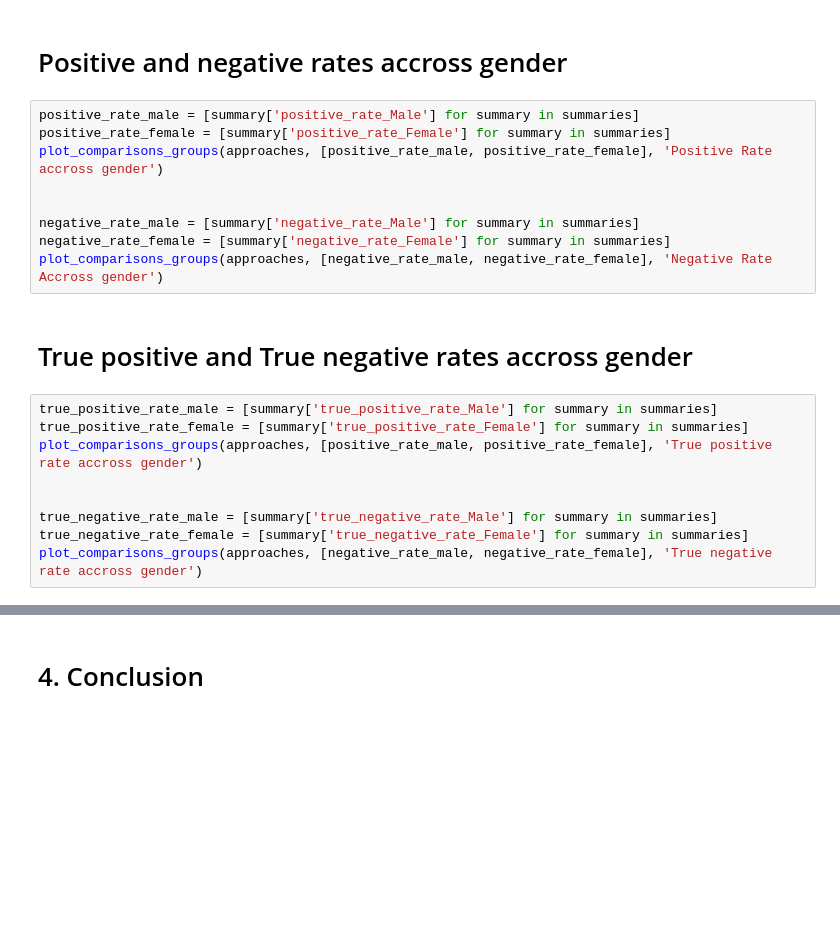
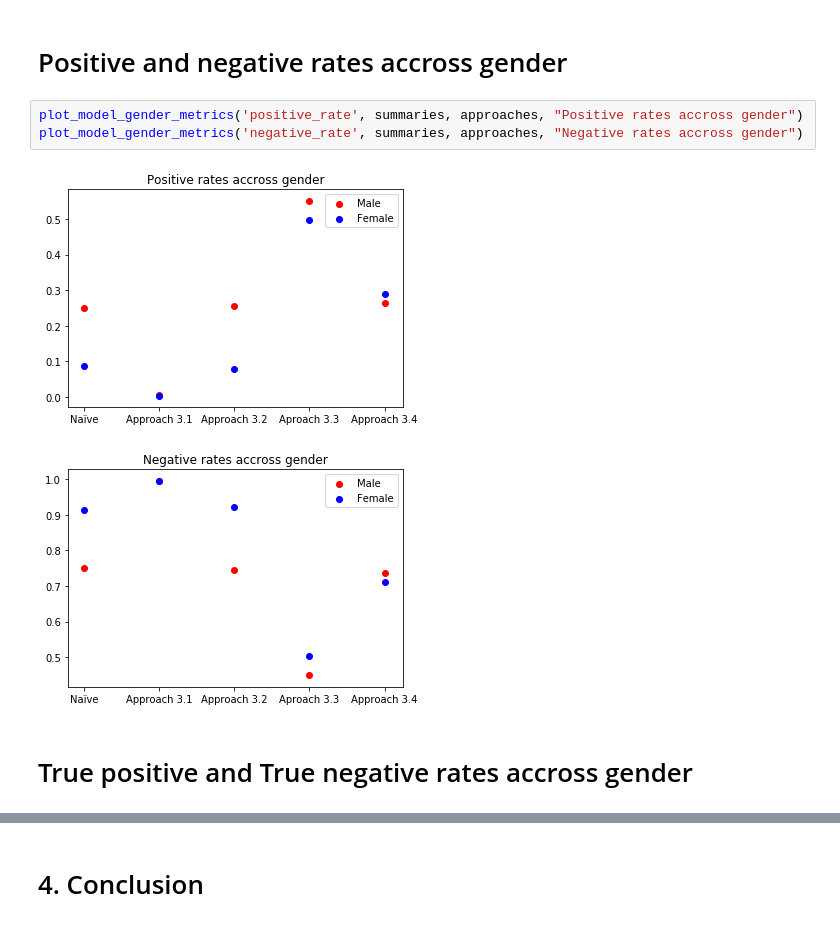
Before and after one commit to heyaudace/ml-bias-fairness, a Jupyter notebook: 2. Intro to Bias and Fairness in Machine Learning.ipynb, the cells around one changed output, grey strips where cells are left out. Cells and saved outputs as stored; diff of their text form; blank space fills up the shorter version.

```diff
--- a/2. Intro to Bias and Fairness in Machine Learning.ipynb
+++ b/2. Intro to Bias and Fairness in Machine Learning.ipynb
@@ -921,22 +859,10 @@ plot_comparisons_groups(approaches, accuracy_results, 'Accuracy on Male vs Accur
 # %% [markdown]
 # Positive and negative rates accross gender
-# %%
-positive_rate_male = [summary['positive_rate_Male'] for summary in summaries]
-positive_rate_female = [summary['positive_rate_Female'] for summary in summaries]
-plot_comparisons_groups(approaches, [positive_rate_male, positive_rate_female], 'Positive Rate accross gender')
-
-
-negative_rate_male = [summary['negative_rate_Male'] for summary in summaries]
-negative_rate_female = [summary['negative_rate_Female'] for summary in summaries]
-plot_comparisons_groups(approaches, [negative_rate_male, negative_rate_female], 'Negative Rate Accross gender')
+# %%
+plot_model_gender_metrics('positive_rate', summaries, approaches, "Positive rates accross gender")
+plot_model_gender_metrics('negative_rate', summaries, approaches, "Negative rates accross gender")
+# %% [output]
+[figure, added]
+[figure, added]
 # %% [markdown]
 # True positive and True negative rates accross gender
-# %%
-true_positive_rate_male = [summary['true_positive_rate_Male'] for summary in summaries]
-true_positive_rate_female = [summary['true_positive_rate_Female'] for summary in summaries]
-plot_comparisons_groups(approaches, [positive_rate_male, positive_rate_female], 'True positive rate accross gender')
-
-
-true_negative_rate_male = [summary['true_negative_rate_Male'] for summary in summaries]
-true_negative_rate_female = [summary['true_negative_rate_Female'] for summary in summaries]
-plot_comparisons_groups(approaches, [negative_rate_male, negative_rate_female], 'True negative rate accross gender')
```
Also changed, not shown: parts of 46 cells of this notebook.
